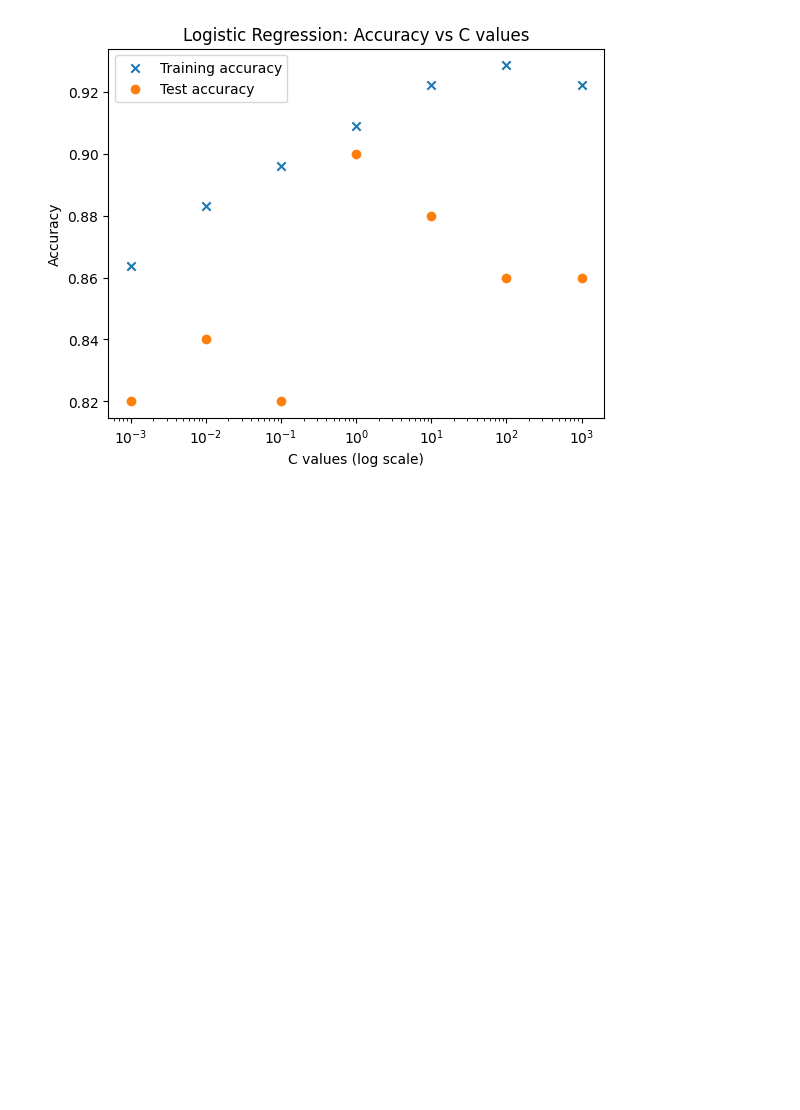
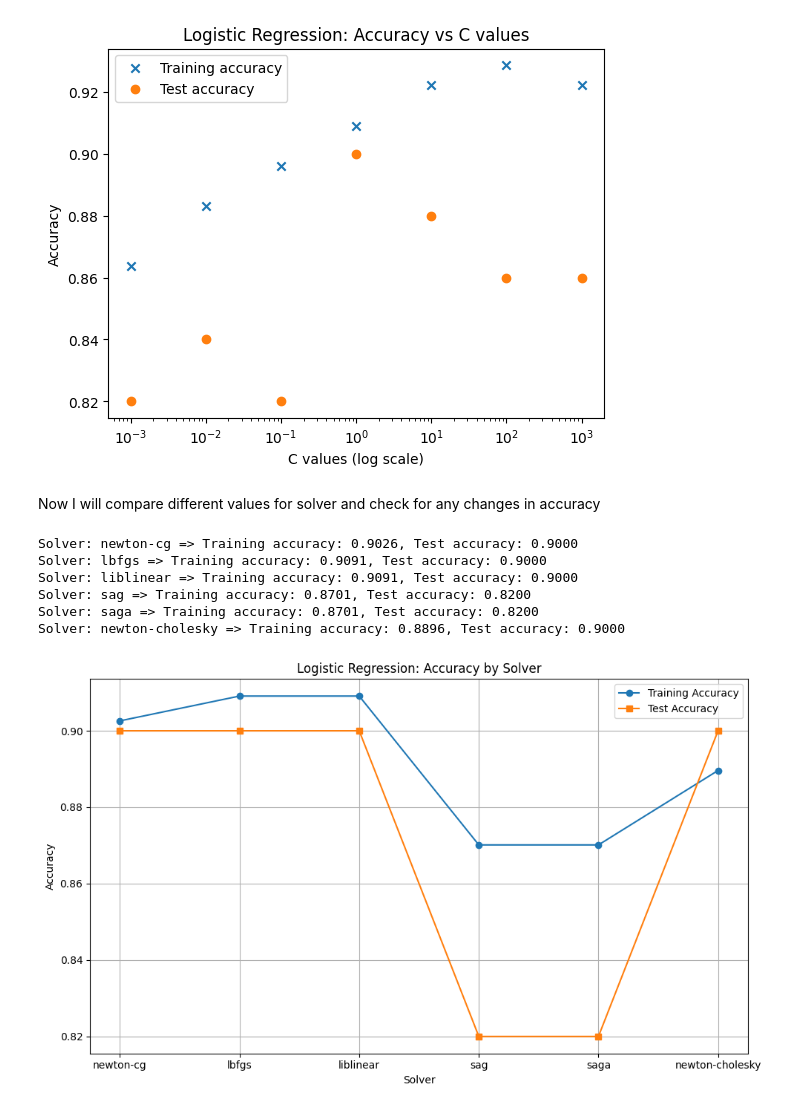
Before and after one commit to gavinmcg1/CT4101-Assignemnt1, a Jupyter notebook: Logistic Regression.ipynb, the cells around one changed output. Cells and saved outputs as stored; diff of their text form; code cells hidden in the pictures; blank space fills up the shorter version.

Commit message:
Finished Logistic Regression Analysis

```diff
--- a/Logistic Regression.ipynb
+++ b/Logistic Regression.ipynb
@@ -178,3 +178,45 @@ plt.legend()
 plt.show()
 # %% [output]
 [figure]
+# %% [markdown]
+Now I will compare different values for solver and check for any changes in accuracy
+# %%
+solver_values = ['newton-cg', 'lbfgs', 'liblinear', 'sag', 'saga', 'newton-cholesky']
+accuracy_training_solvers = []
+accuracy_test_solvers = []
+for solver in solver_values:
+    try:
+        model = LogisticRegression(solver=solver, max_iter=1000)
+        model.fit(X_train, y_train)
+
+        predictions_training = model.predict(X_train)
+        predictions_test = model.predict(X_test)
+
+        accuracy_training_solvers.append(metrics.accuracy_score(y_train, predictions_training))
+        accuracy_test_solvers.append(metrics.accuracy_score(y_test, predictions_test))
+        print(f"Solver: {solver} => Training accuracy: {accuracy_training_solvers[-1]:.4f}, Test accuracy: {accuracy_test_solvers[-1]:.4f}")
+    except Exception as e:
+        print(f"Solver: {solver} => Error: {e}")
+# %% [output]
+Solver: newton-cg => Training accuracy: 0.9026, Test accuracy: 0.9000
+Solver: lbfgs => Training accuracy: 0.9091, Test accuracy: 0.9000
+Solver: liblinear => Training accuracy: 0.9091, Test accuracy: 0.9000
+Solver: sag => Training accuracy: 0.8701, Test accuracy: 0.8200
+Solver: saga => Training accuracy: 0.8701, Test accuracy: 0.8200
+Solver: newton-cholesky => Training accuracy: 0.8896, Test accuracy: 0.9000
+# %%
+# plot accuracy for different solvers using training and test datasets
+plt.figure(figsize=(10, 6))
+plt.plot(solver_values, accuracy_training_solvers, marker='o', label='Training Accuracy')
+plt.plot(solver_values, accuracy_test_solvers, marker='s', label='Test Accuracy')
+
+plt.xlabel('Solver')
+plt.ylabel('Accuracy')
+plt.title('Logistic Regression: Accuracy by Solver')
+#plt.xticks([i + bar_width / 2 for i in x], solver_values)
+plt.grid(True)
+plt.tight_layout()
+plt.legend()
+plt.show()
+# %% [output]
+[figure, added]
```
Also changed, not shown: parts of 3 cells of this notebook.
